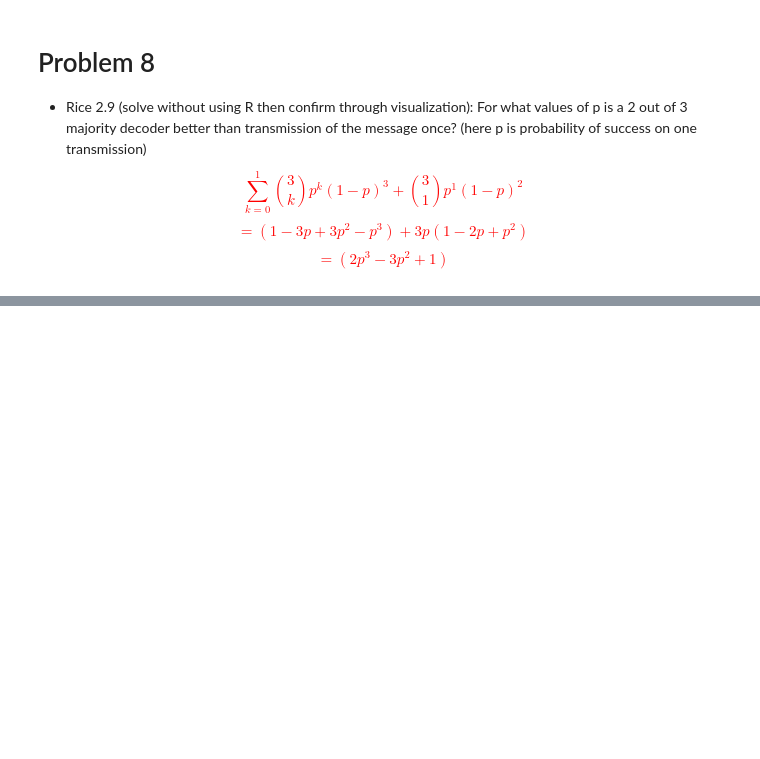
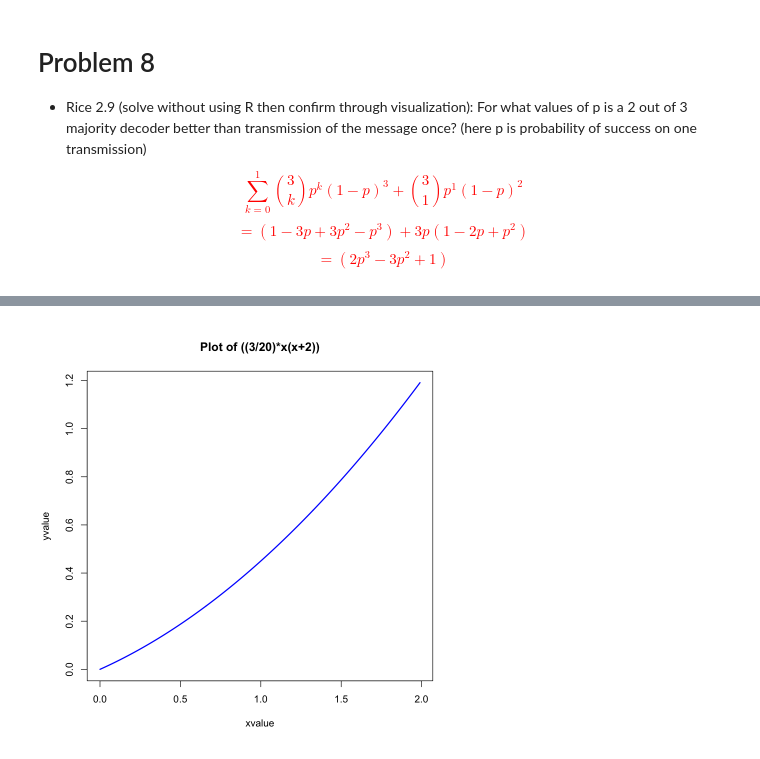
Before and after one commit to valazeinali/Dartmouth, a Jupyter notebook: Fall 2020/Biostats 1/Problem Set 1.ipynb, the cells around one changed output, grey strips where cells are left out. Saved outputs shown, nothing was run; the diff lists cells and outputs as text; code cells hidden in the pictures; blank space fills up the shorter version.

```diff
--- a/Fall 2020/Biostats 1/Problem Set 1.ipynb
+++ b/Fall 2020/Biostats 1/Problem Set 1.ipynb
@@ -298,0 +361,5 @@ It is a mapping of P(X = 13.4). It is the mapping of some event on Omega.
+# %%
+curve(((3/20)*x*(x+2)), from=0, to=1.99, n=300, xlab="xvalue", ylab="yvalue",
+             col="blue", lwd=2, main="Plot of ((3/20)*x(x+2))")
+# %% [output]
+[figure, added]
```
Also changed, not shown: parts of 2 cells of this notebook.
